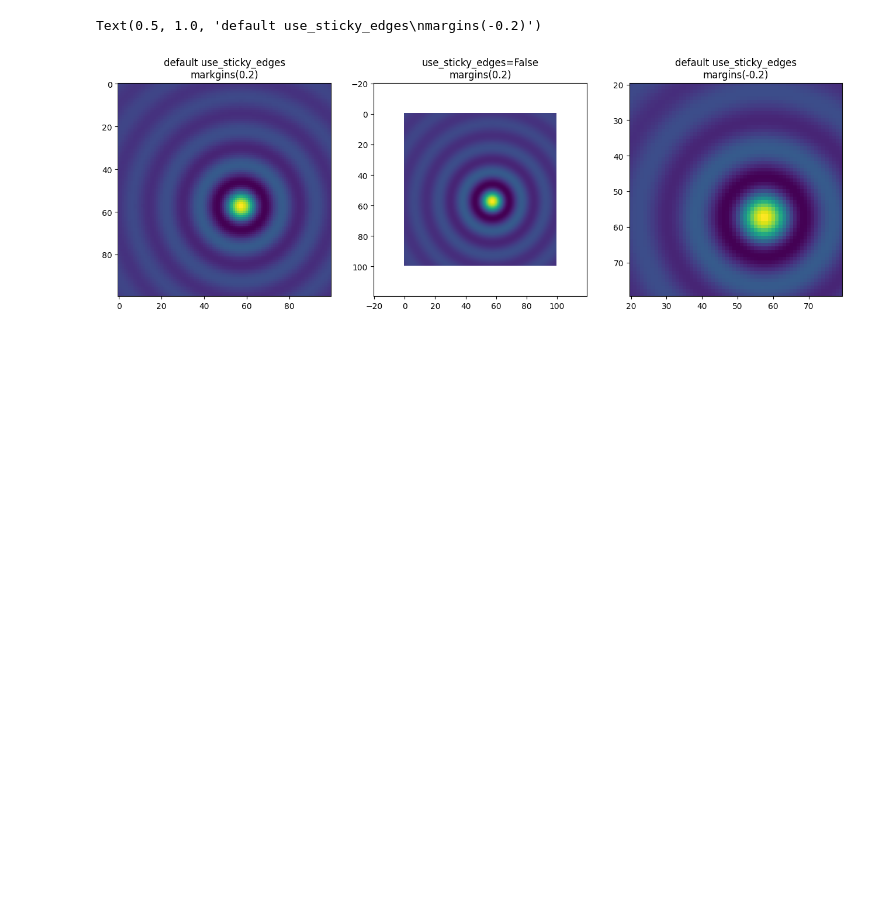
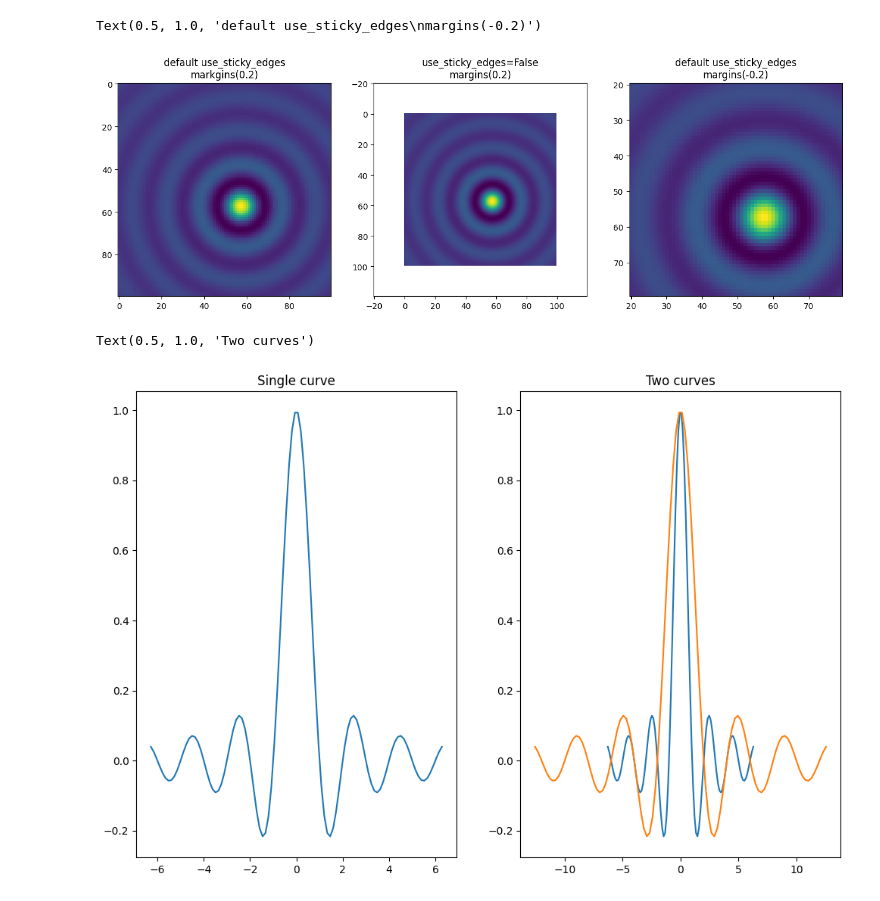
Before and after one commit to Manan2k4/ML-Learnings, a Jupyter notebook: matplotlib/Quick start guide/Autoscaling Axis.ipynb, the cells around one changed output. Cells and saved outputs as stored; diff of their text form; code cells hidden in the pictures; blank space fills up the shorter version.

```diff
--- a/matplotlib/Quick start guide/Autoscaling Axis.ipynb
+++ b/matplotlib/Quick start guide/Autoscaling Axis.ipynb
@@ -64,9 +64,12 @@ Text(0.5, 1.0, 'default use_sticky_edges\nmargins(-0.2)')
 # %%
 # Controlling autoscale
 
 fig, ax = plt.subplots(ncols=2, figsize=(12, 8))
 ax[0].plot(x, y)
 ax[0].set_title("Single curve")
-ax[1].plt(x, y)
+ax[1].plot(x, y)
 ax[1].plot(x * 2.0, y)
 ax[1].set_title("Two curves")
+# %% [output]
+Text(0.5, 1.0, 'Two curves')
+[figure, added]
```
Also changed, not shown: parts of 4 cells of this notebook.
